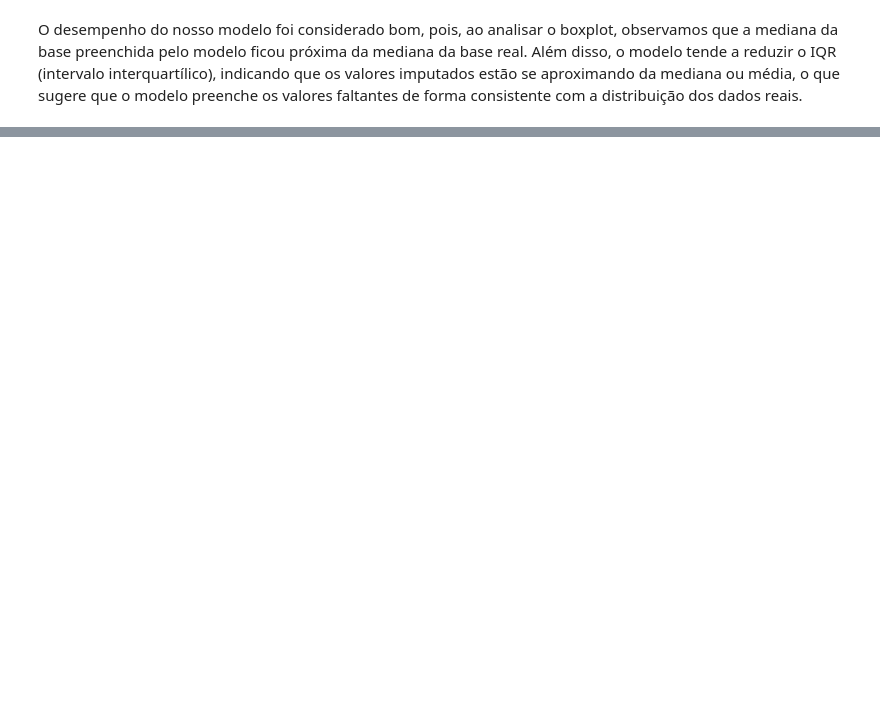
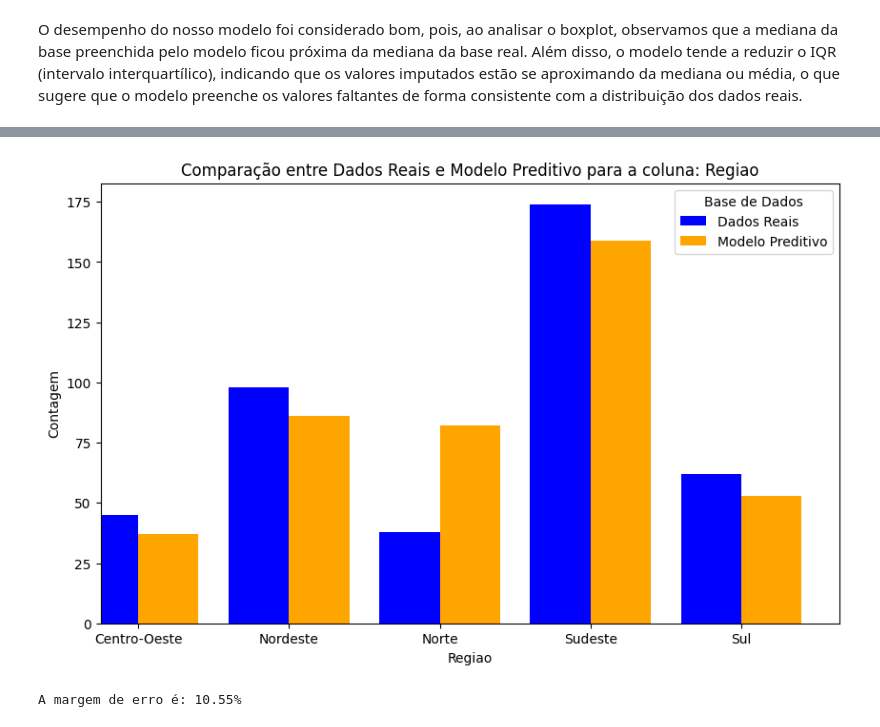
Before and after one commit to Joao-Gabriel05/Telecconect_analysis, a Jupyter notebook: limpeza_de_dados.ipynb, the cells around one changed output, grey strips where cells are left out. Saved outputs shown, nothing was run; the diff lists cells and outputs as text; code cells hidden in the pictures; blank space fills up the shorter version.

```diff
--- a/limpeza_de_dados.ipynb
+++ b/limpeza_de_dados.ipynb
@@ -884,0 +712,5 @@ A margem de erro (diferença total de gênero entre os dois dataframes) é: 91.3
+# %%
+plot_comparacao(df_test, df_imputed, 'Regiao')
+# %% [output]
+[figure, added]
+A margem de erro é: 10.55%
```
Also changed, not shown: parts of 24 cells of this notebook, 1 other file.
